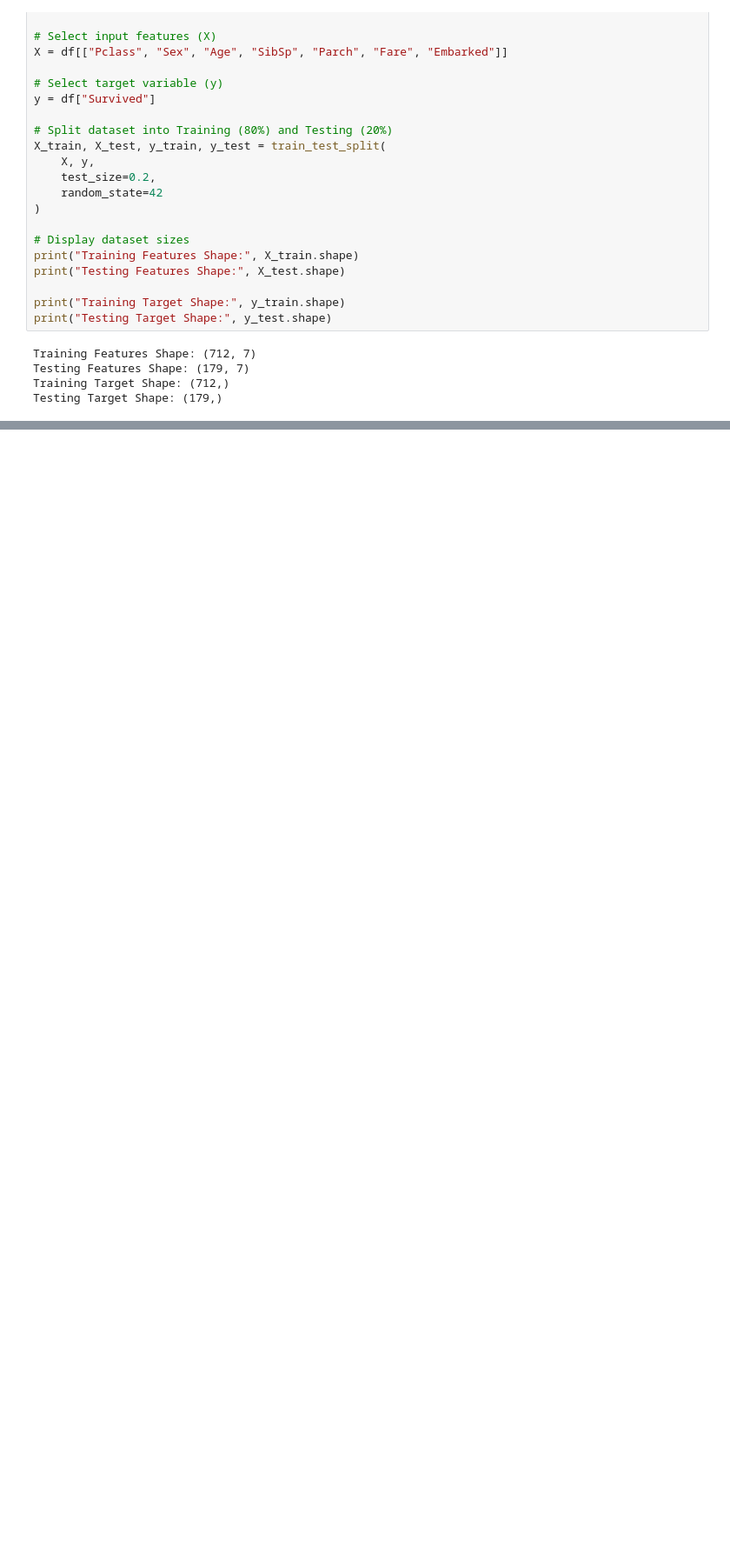
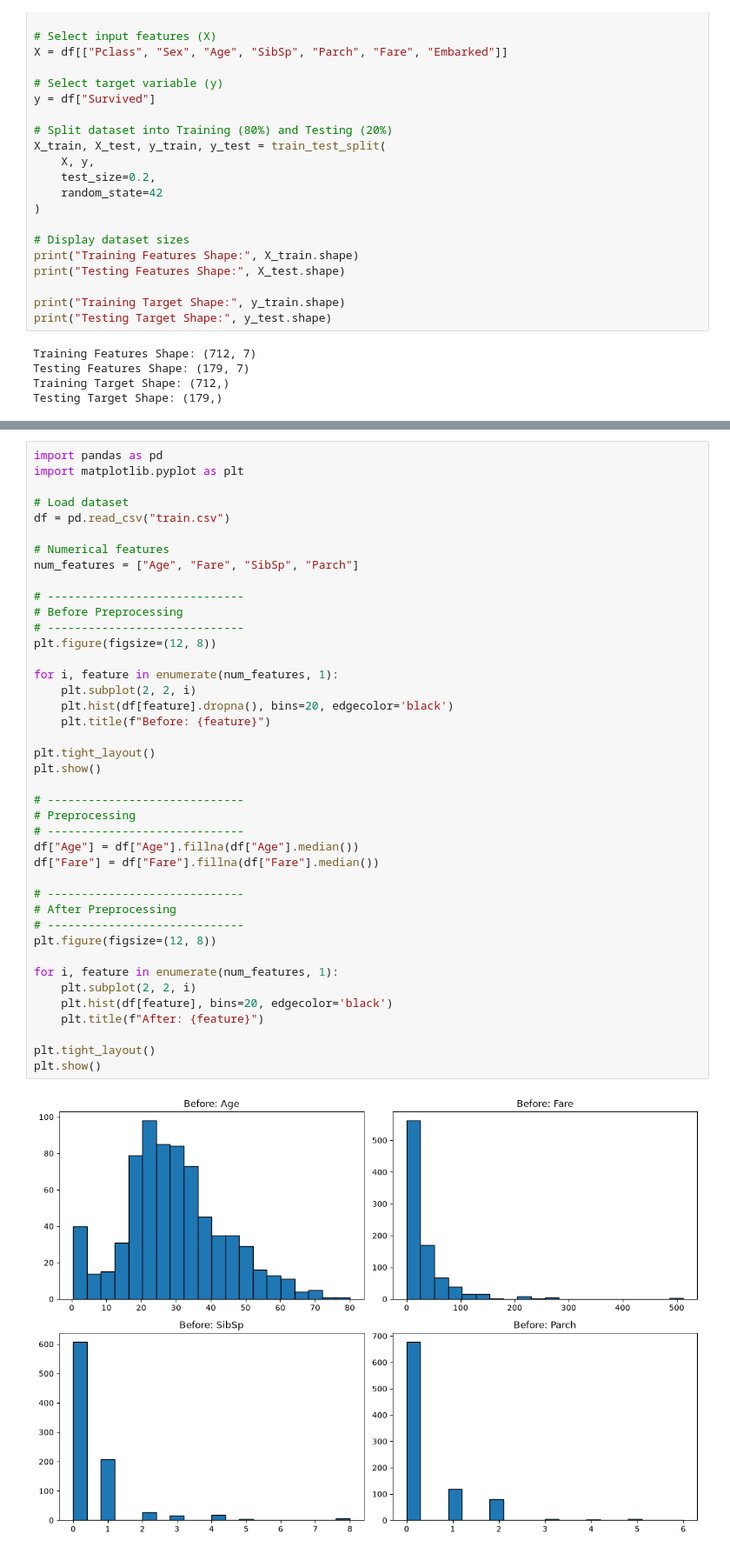
Before and after one commit to sreeraj658/Data-Processing, a Jupyter notebook: data-processing.ipynb, the cells around one changed output, grey strips where cells are left out. Shown at 87% size. Saved outputs shown, nothing was run; the diff lists cells and outputs as text; blank space fills up the shorter version.

```diff
--- a/data-processing.ipynb
+++ b/data-processing.ipynb
@@ -697,0 +898,43 @@ Testing Target Shape: (179,)
+# %%
+import pandas as pd
+import matplotlib.pyplot as plt
+
+# Load dataset
+df = pd.read_csv("train.csv")
+
+# Numerical features
+num_features = ["Age", "Fare", "SibSp", "Parch"]
+
+# -----------------------------
+# Before Preprocessing
+# -----------------------------
+plt.figure(figsize=(12, 8))
+
+for i, feature in enumerate(num_features, 1):
+    plt.subplot(2, 2, i)
+    plt.hist(df[feature].dropna(), bins=20, edgecolor='black')
+    plt.title(f"Before: {feature}")
+
+plt.tight_layout()
+plt.show()
+
+# -----------------------------
+# Preprocessing
+# -----------------------------
+df["Age"] = df["Age"].fillna(df["Age"].median())
+df["Fare"] = df["Fare"].fillna(df["Fare"].median())
+
+# -----------------------------
+# After Preprocessing
+# -----------------------------
+plt.figure(figsize=(12, 8))
+
+for i, feature in enumerate(num_features, 1):
+    plt.subplot(2, 2, i)
+    plt.hist(df[feature], bins=20, edgecolor='black')
+    plt.title(f"After: {feature}")
+
+plt.tight_layout()
+plt.show()
+# %% [output]
+[figure, added]
```
Also changed, not shown: parts of 9 cells of this notebook, 1 other file.
